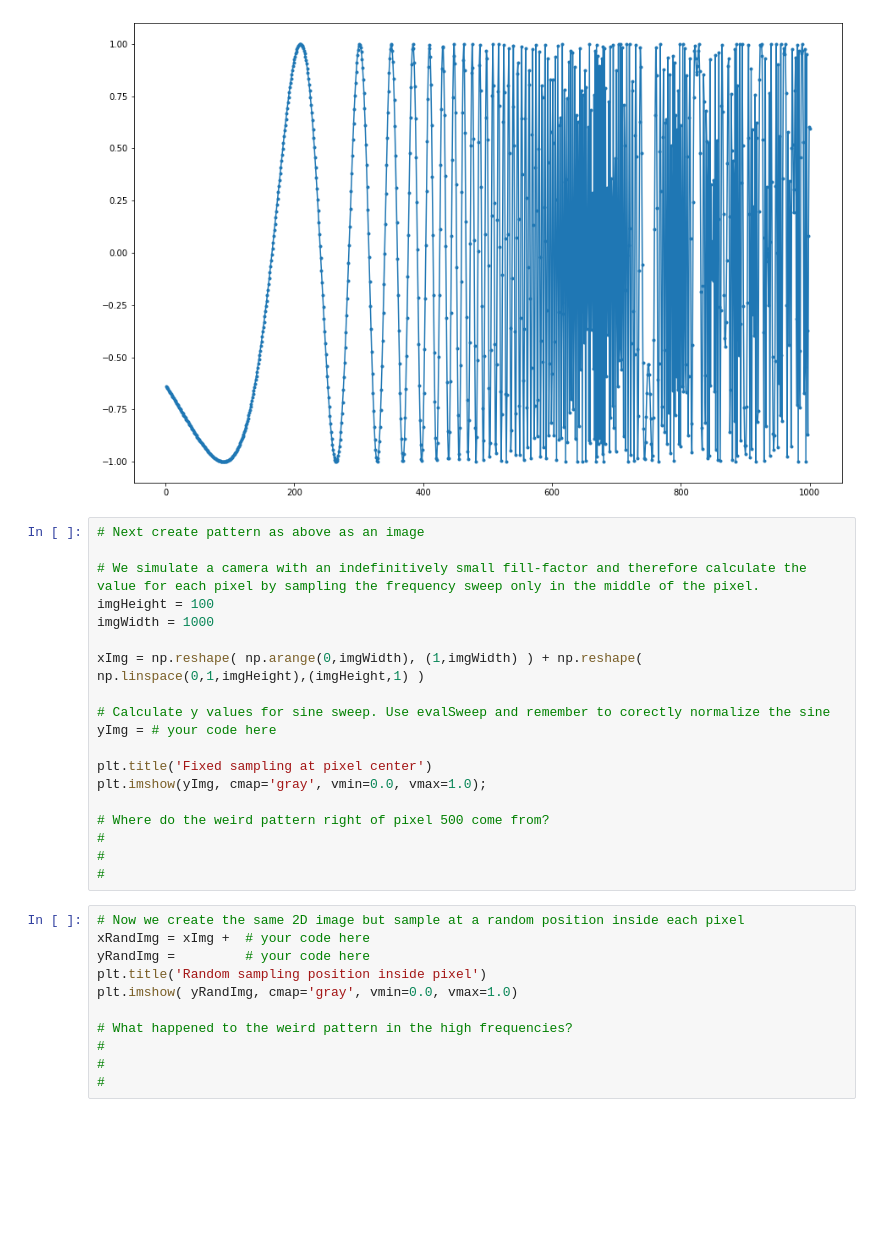
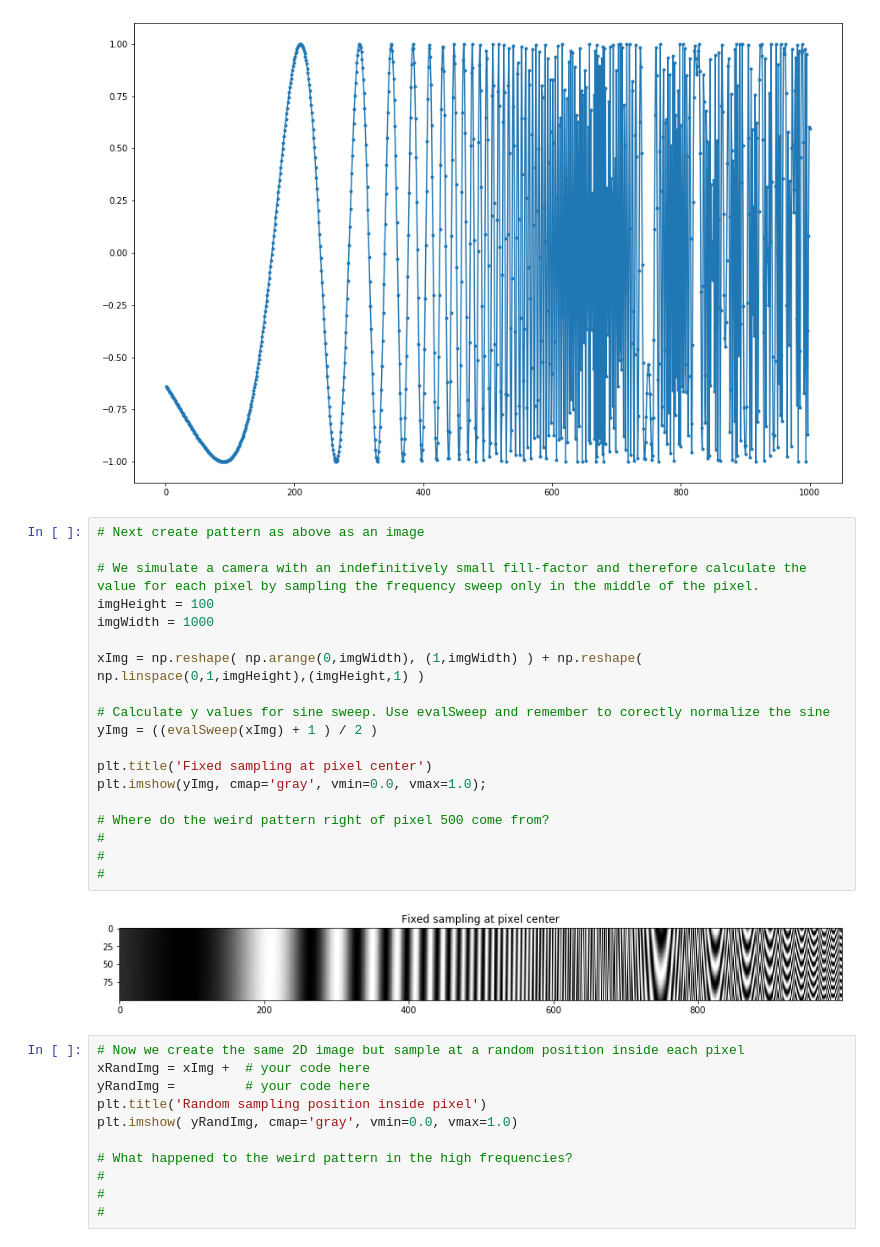
Before and after one commit to kilianeifler/Filmtechnik_HdM, a Jupyter notebook: Ex_2/Exercise_02_Group_03.ipynb, the cells around one changed output. Saved outputs shown, nothing was run; the diff lists cells and outputs as text; blank space fills up the shorter version.

```diff
--- a/Ex_2/Exercise_02_Group_03.ipynb
+++ b/Ex_2/Exercise_02_Group_03.ipynb
@@ -38,22 +35,24 @@ plt.plot(x,y,".-");
 # %%
 # Next create pattern as above as an image
 
 # We simulate a camera with an indefinitively small fill-factor and therefore calculate the value for each pixel by sampling the frequency sweep only in the middle of the pixel.
 imgHeight = 100
 imgWidth = 1000
 
 xImg = np.reshape( np.arange(0,imgWidth), (1,imgWidth) ) + np.reshape( np.linspace(0,1,imgHeight),(imgHeight,1) )
 
 # Calculate y values for sine sweep. Use evalSweep and remember to corectly normalize the sine
-yImg = # your code here
+yImg = ((evalSweep(xImg) + 1 ) / 2 )
 
 plt.title('Fixed sampling at pixel center')
 plt.imshow(yImg, cmap='gray', vmin=0.0, vmax=1.0);
 
 # Where do the weird pattern right of pixel 500 come from?
 #
 #
 #
+# %% [output]
+[figure, added]
 # %%
 # Now we create the same 2D image but sample at a random position inside each pixel
 xRandImg = xImg +  # your code here
```
Also changed, not shown: parts of 1 cell of this notebook.
